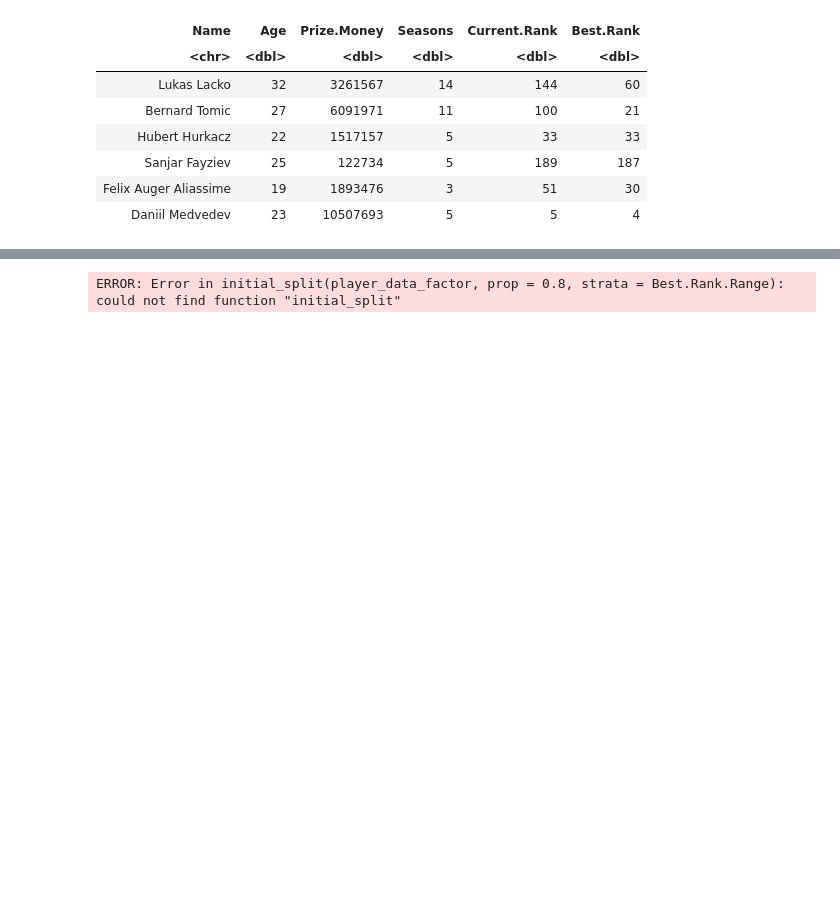
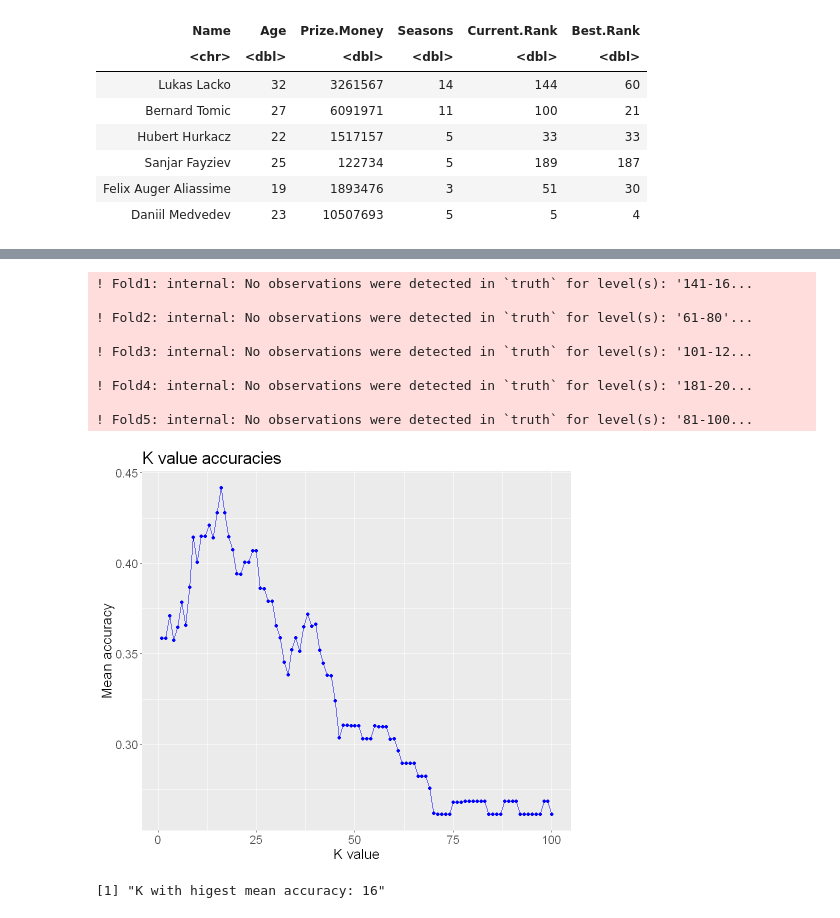
Before and after one commit to GuacamoleL0ver/DSCI100Group47, a Jupyter notebook: Project.ipynb, the cells around one changed output, grey strips where cells are left out. Drawn from its saved outputs; the diff is of its cells as text; code cells hidden in the pictures; blank space fills up the shorter version.

```diff
--- a/Project.ipynb
+++ b/Project.ipynb
@@ -113,7 +143,33 @@ resamples_metrics_clean <- player_resamples_metrics |>
                                 filter(.metric == "accuracy") |>
                                 arrange(desc(mean)) |>
                                 slice(1)
-
-resamples_metrics_clean
 # %% [output]
-ERROR: Error in initial_split(player_data_factor, prop = 0.8, strata = Best.Rank.Range): could not find function "initial_split"
+! Fold1: internal: No observations were detected in `truth` for level(s): '141-16...
+
+! Fold2: internal: No observations were detected in `truth` for level(s): '61-80'...
+
+! Fold3: internal: No observations were detected in `truth` for level(s): '101-12...
+
+! Fold4: internal: No observations were detected in `truth` for level(s): '181-20...
+
+! Fold5: internal: No observations were detected in `truth` for level(s): '81-100...
+# %%
+metrics_plot <- player_resamples_metrics |>
+                filter(.metric == "accuracy") |>
+                    ggplot(aes(x = neighbors, y = mean)) +
+                        geom_point(color = "blue") +
+                        geom_line(color = "blue") +
+                    labs(x = "K value", y = "Mean accuracy", title = "K value accuracies") +
+                        theme(text = element_text(size = 17))
+
+metrics_plot
+# %% [output]
+[figure, added]
+# %%
+best_k <- resamples_metrics_clean |>
+            select(neighbors) |>
+            pull()
+
+paste("K with higest mean accuracy:", best_k, sep = " ")
+# %% [output]
+[1] "K with higest mean accuracy: 16"
```
Also changed, not shown: parts of 3 cells of this notebook, 1 other file.
